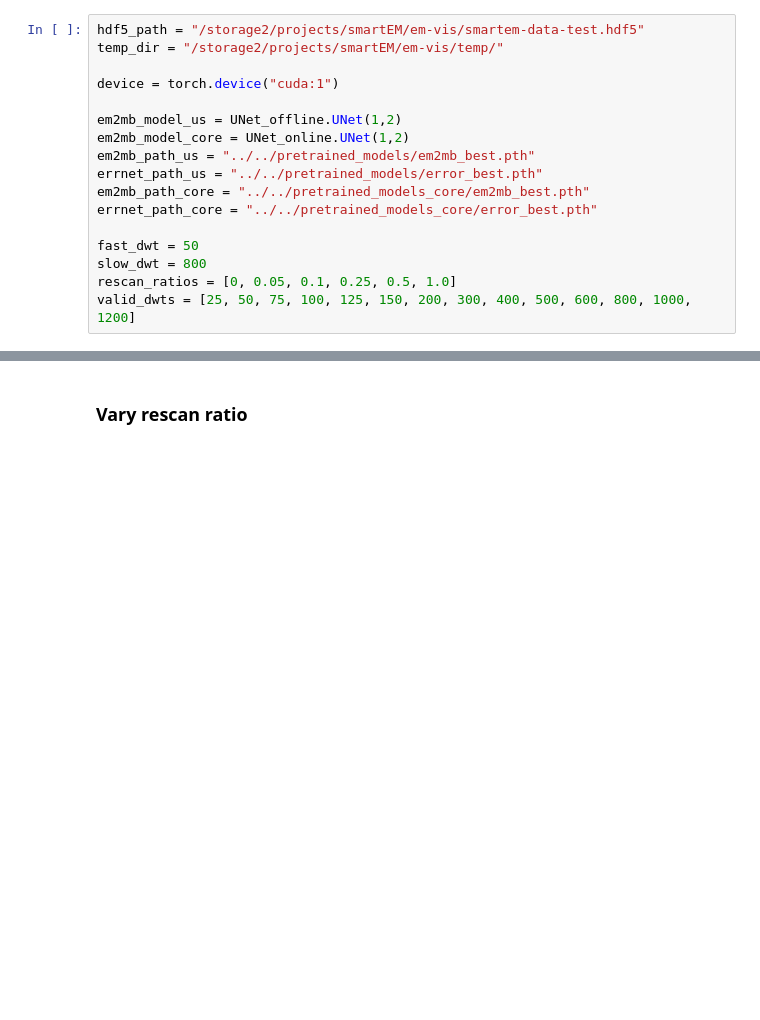
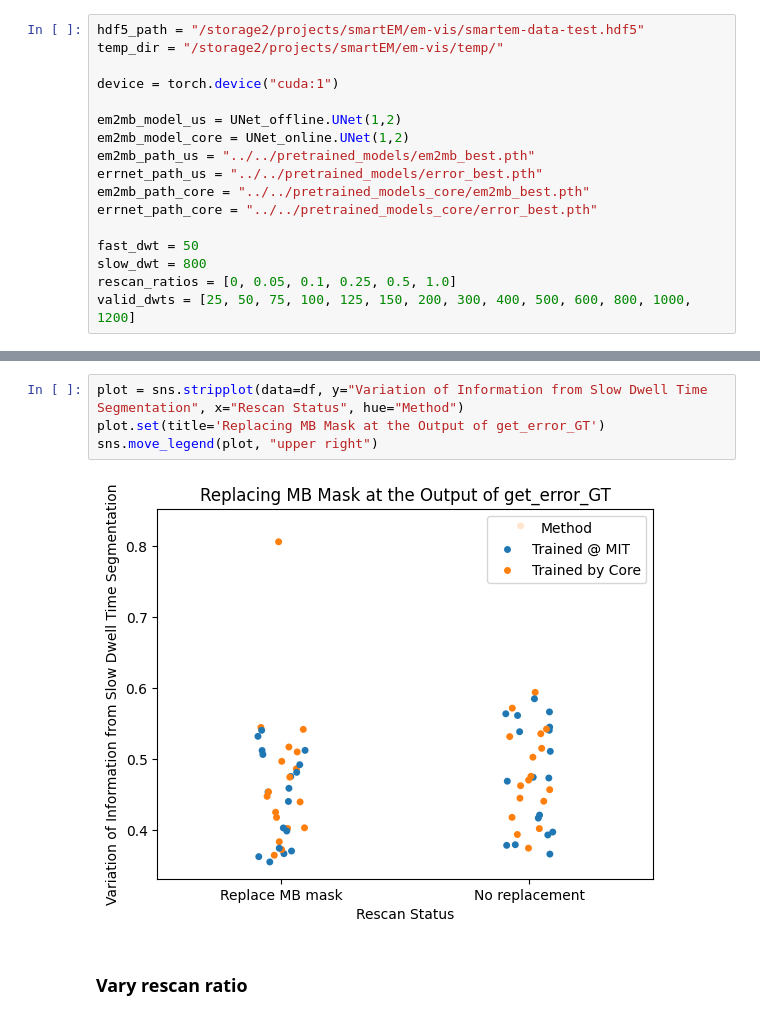
Before and after one commit to cfpark00/SmartEM, a Jupyter notebook: smartem/segmentation/evaluate-smartem.ipynb, the cells around one changed output, grey strips where cells are left out. Drawn from its saved outputs; the diff is of its cells as text; blank space fills up the shorter version.

```diff
--- a/smartem/segmentation/evaluate-smartem.ipynb
+++ b/smartem/segmentation/evaluate-smartem.ipynb
@@ -42,3 +142,9 @@ Iseg_core.set_model(model_class=em2mb_model_core)
+# %%
+plot = sns.stripplot(data=df, y="Variation of Information from Slow Dwell Time Segmentation", x="Rescan Status", hue="Method")
+plot.set(title='Replacing MB Mask at the Output of get_error_GT')
+sns.move_legend(plot, "upper right")
+# %% [output]
+[figure, added]
 # %% [markdown]
 ### Vary rescan ratio
 # %%
```
Also changed, not shown: parts of 6 cells of this notebook.
